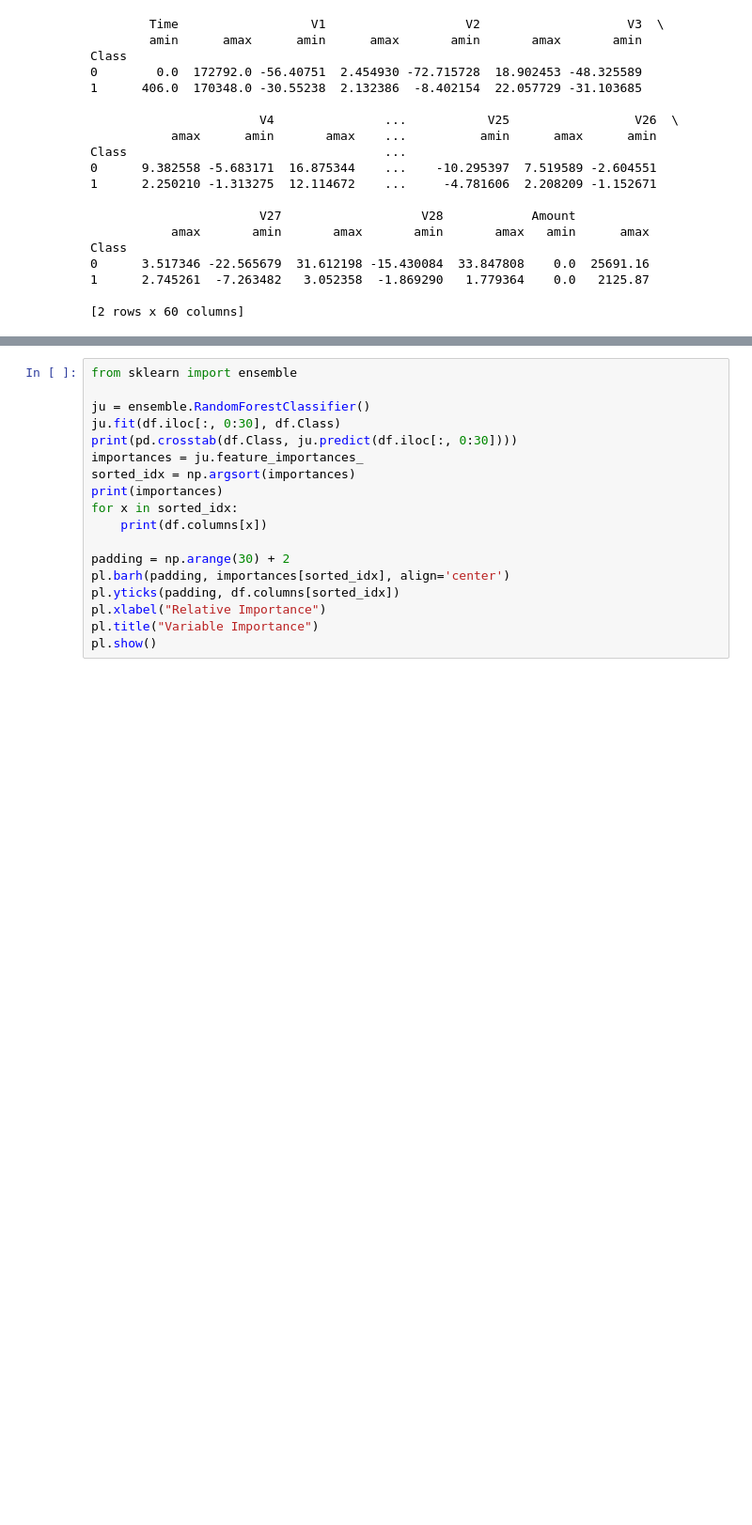
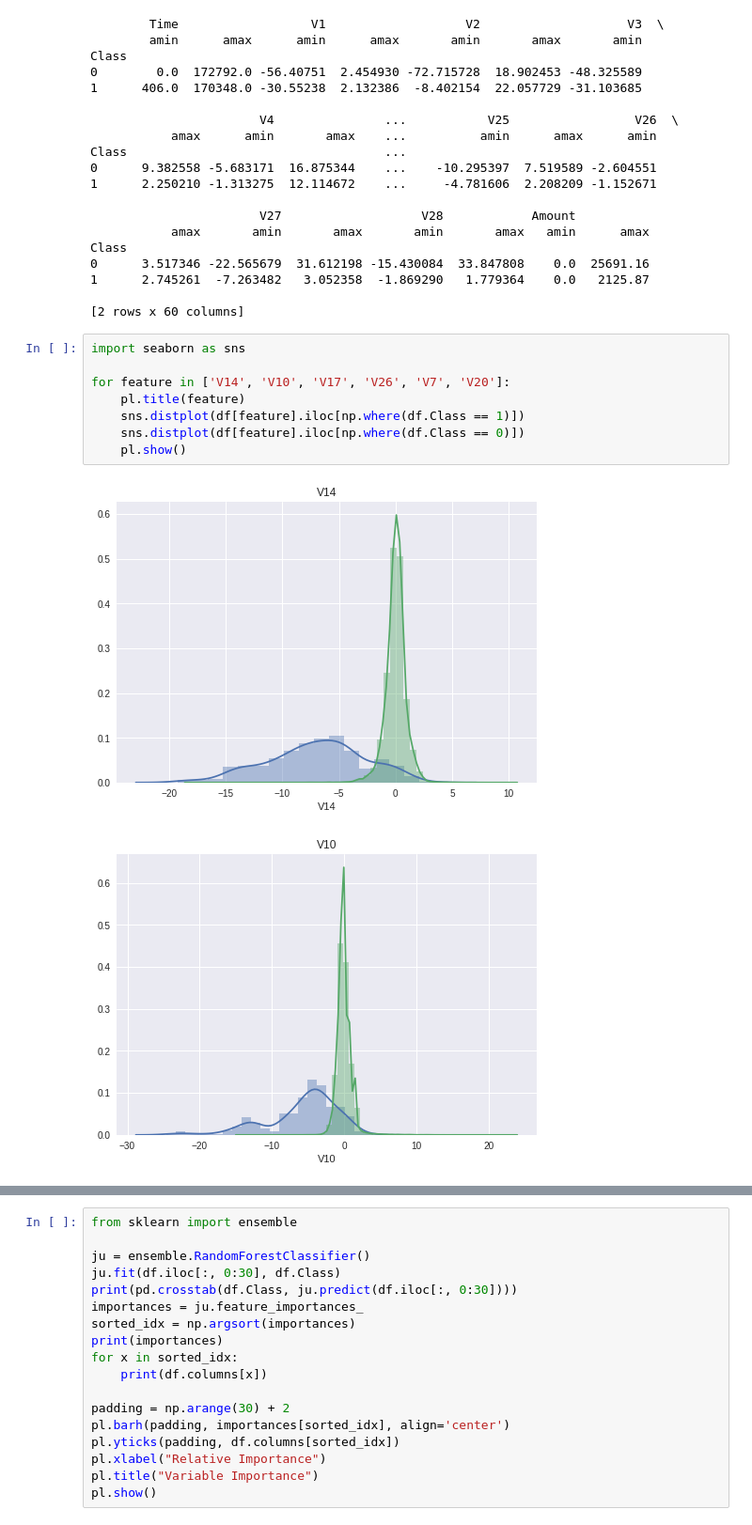
Before and after one commit to drproduck/machine-learning, a Jupyter notebook: frauddetection/sknote.ipynb, the cells around one changed output, grey strips where cells are left out. Shown at 94% size. Drawn from its saved outputs; the diff is of its cells as text; blank space fills up the shorter version.

Commit message:
added png for graphs

```diff
--- a/frauddetection/sknote.ipynb
+++ b/frauddetection/sknote.ipynb
@@ -46,3 +46,14 @@ Class
 1      2.745261  -7.263482   3.052358  -1.869290   1.779364    0.0   2125.87
 
 [2 rows x 60 columns]
+# %%
+import seaborn as sns
+
+for feature in ['V14', 'V10', 'V17', 'V26', 'V7', 'V20']:
+    pl.title(feature)
+    sns.distplot(df[feature].iloc[np.where(df.Class == 1)])
+    sns.distplot(df[feature].iloc[np.where(df.Class == 0)])
+    pl.show()
+# %% [output]
+[figure, added]
+[figure, added]
```
Also changed, not shown: parts of 2 cells of this notebook, 10 other files.
